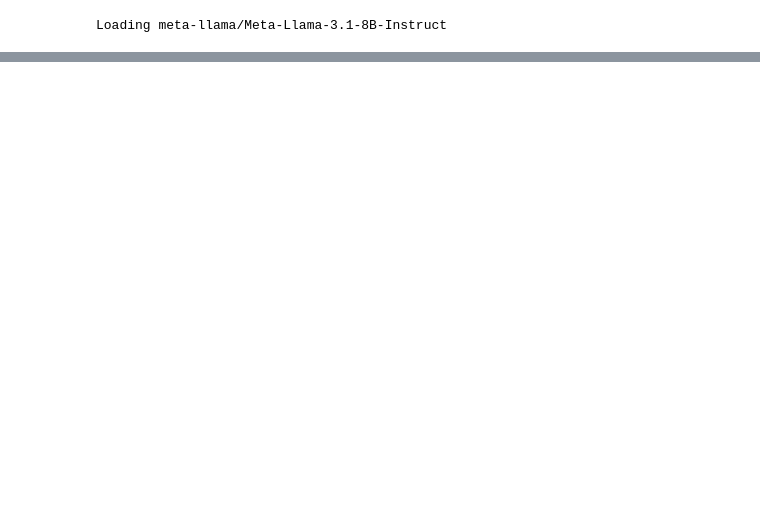
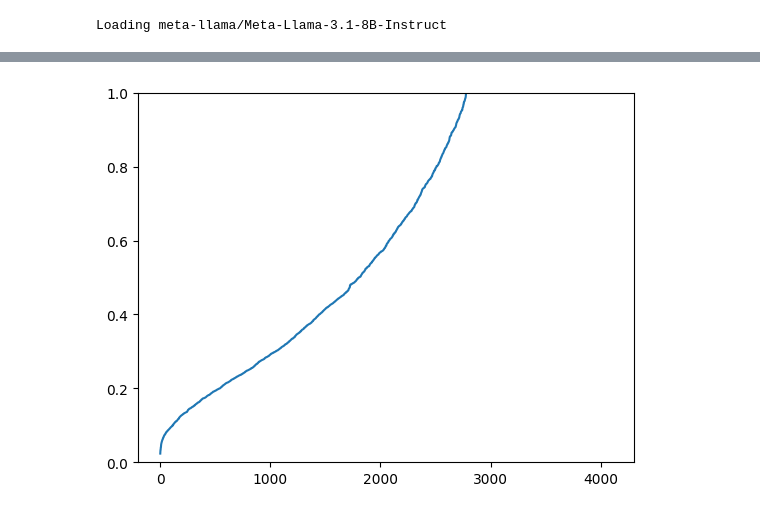
Before and after one commit to SoumyajitKarmakar/llm_steering-main, a Jupyter notebook: sk3/playground.ipynb, the cells around one changed output, grey strips where cells are left out. Cells and saved outputs as stored; diff of their text form; code cells hidden in the pictures; blank space fills up the shorter version.

```diff
--- a/sk3/playground.ipynb
+++ b/sk3/playground.ipynb
@@ -122,0 +682,30 @@ It seems the family next doors has fallen ill.
+# %%
+layer = -15
+
+O = orig_c[layer][0].cpu().numpy()
+A = orig_c1[layer][0].cpu().numpy()
+B = orig_c2[layer][0].cpu().numpy()
+C = orig_c3[layer][0].cpu().numpy()
+D = orig_c4[layer][0].cpu().numpy()
+
+matrix = np.vstack([O, A, B, C, D])
+# matrix = np.vstack([A, B, C, D])
+
+# -----------------------------
+stds = np.std(matrix, axis=0)
+means = np.mean(matrix, axis=0)
+epsilon = 1e-9 # To prevent division by zero
+
+# Metric 1: Standard Deviation (The one giving you trouble)
+metric_sd = stds
+
+# Metric 2: Modified Coefficient of Variation (The Solution)
+# "How big is the error relative to the signal strength?"
+metric_cv = stds / (np.abs(means) + epsilon)
+# %%
+plt.plot(np.sort(metric_cv))
+# plt.ylim(0,0.5)
+plt.ylim(0,1.0)
+plt.show()
+# %% [output]
+[figure, added]
```
Also changed, not shown: parts of 37 cells of this notebook, 41 other files.
